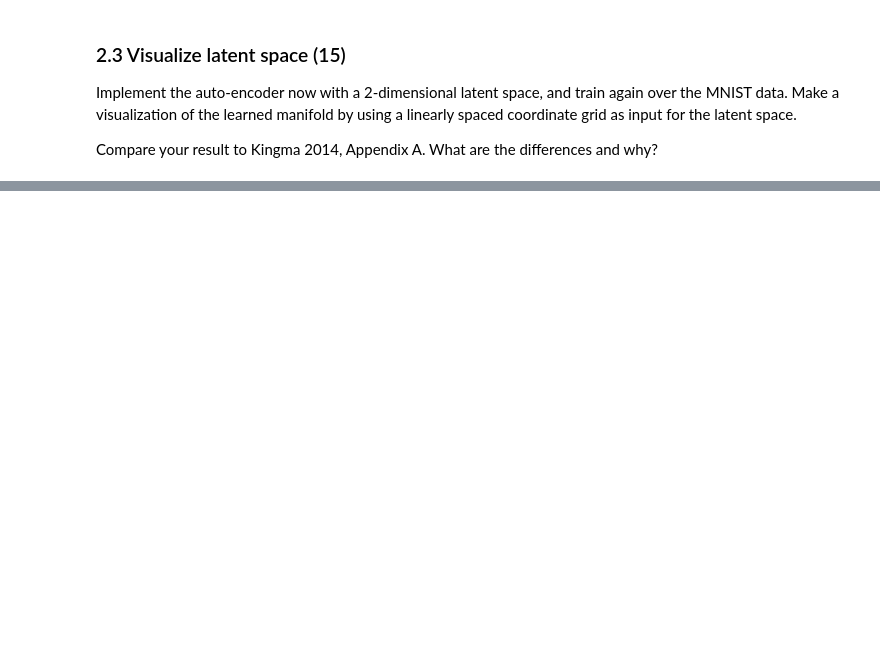
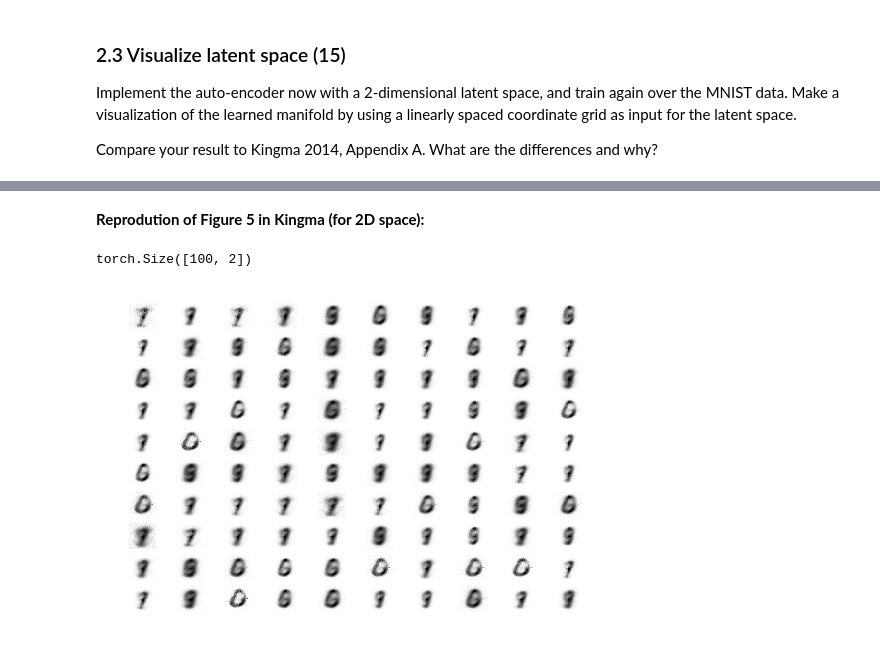
Before and after one commit to thomasklausch2/ml2-lab3, a Jupyter notebook: Lab3.ipynb, the cells around one changed output, grey strips where cells are left out. Saved outputs shown, nothing was run; the diff lists cells and outputs as text; code cells hidden in the pictures; blank space fills up the shorter version.

```diff
--- a/Lab3.ipynb
+++ b/Lab3.ipynb
@@ -594,0 +593,3 @@ Compare your result to Kingma 2014, Appendix A. What are the differences and why
+# %%
+losses, z_mu,z_vars, conv = run_ndim(10000,0.001)
+conv
@@ -594,0 +631,14 @@ Compare your result to Kingma 2014, Appendix A. What are the differences and why
+# %% [markdown]
+**Reprodution of Figure 5 in Kingma (for 2D space):**
+# %%
+samples         = sample_z(z_mu,z_vars)
+print samples.size()
+decoded_samples_batch = P(samples)
+decoded_samples_batch.size()
+
+plot_sam =decoded_samples_batch
+plot_sam2 = plot_sam.data.numpy()
+plot_digits(plot_sam2,10)
+# %% [output]
+torch.Size([100, 2])
+[figure, added]
```
Also changed, not shown: parts of 18 cells of this notebook.
